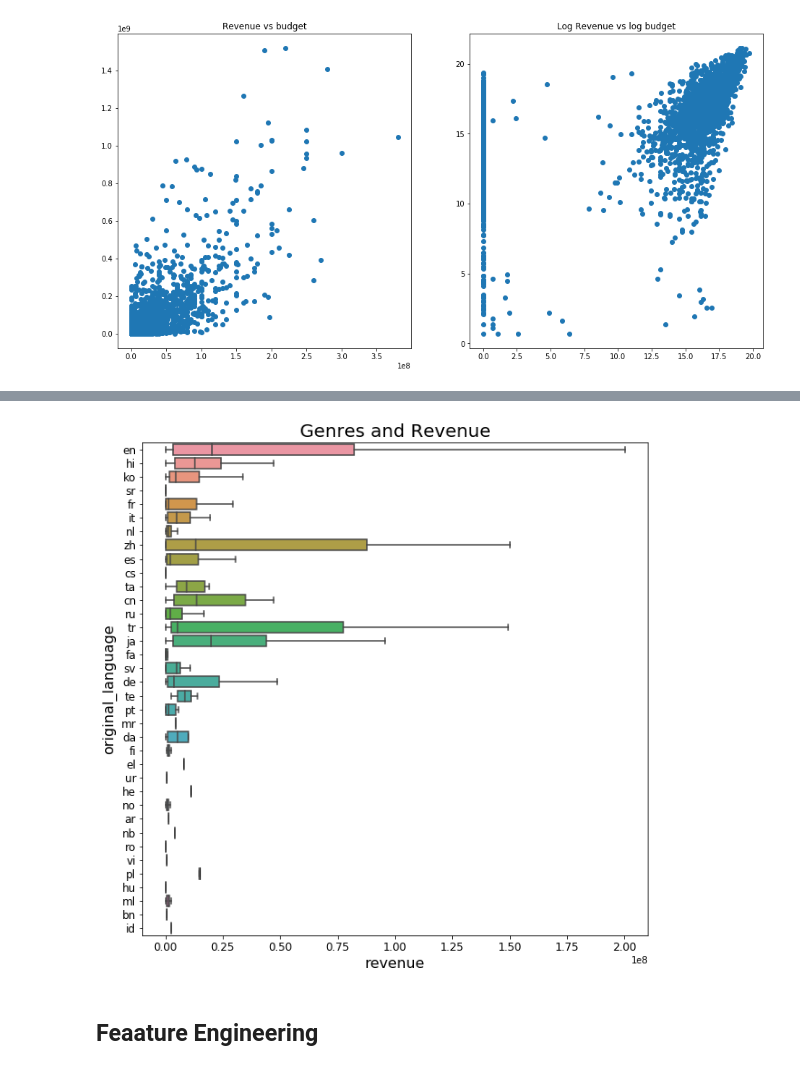
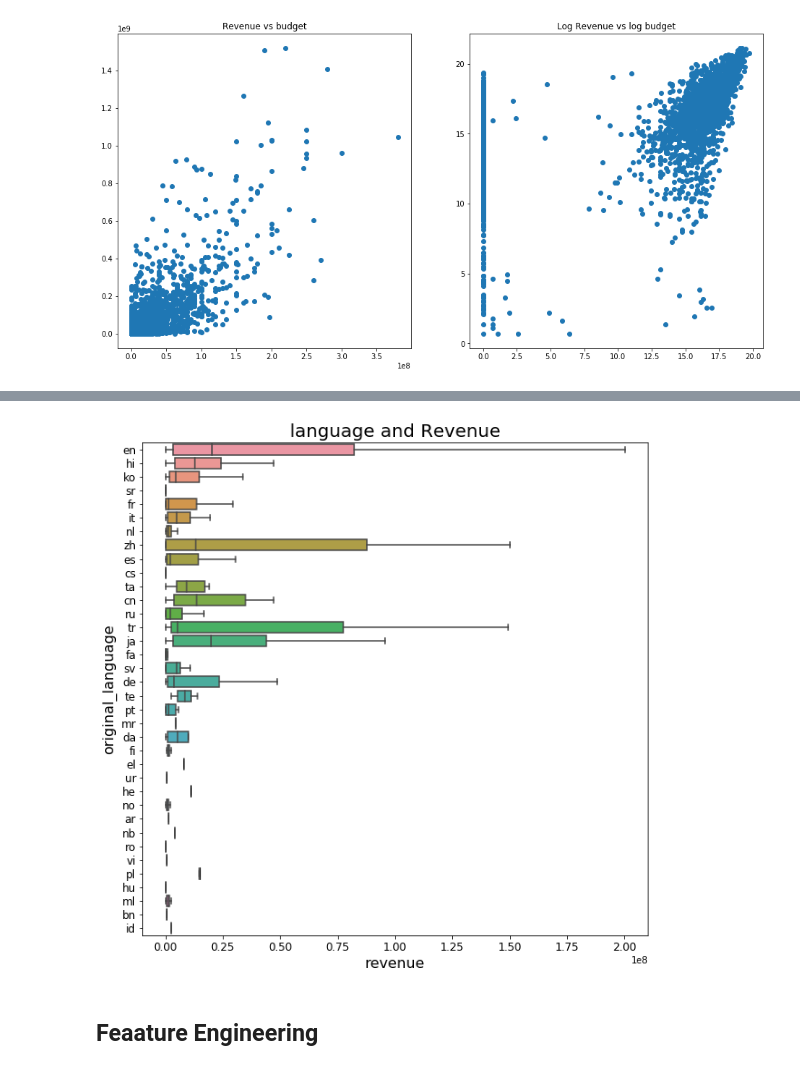
Before and after one commit to OracyC/TMDB-Box-Office-Prediction, a Jupyter notebook: TMDB_Box_Office_Prediction.ipynb, the cells around one changed output, grey strips where cells are left out. Saved outputs shown, nothing was run; the diff lists cells and outputs as text; code cells hidden in the pictures.

```diff
--- a/TMDB_Box_Office_Prediction.ipynb
+++ b/TMDB_Box_Office_Prediction.ipynb
@@ -127,13 +127,13 @@ plt.title('runtime vs popularity');
 # %%
 fig, ax = plt.subplots(figsize=(10, 10))
 ax.tick_params(axis='both', labelsize=12)
-plt.title('Genres and Revenue', fontsize=20)
+plt.title('language and Revenue', fontsize=20)
 plt.xlabel('revenue', fontsize=16)
 plt.ylabel('genre', fontsize=16)
 sns.boxplot(ax=ax, x=train['revenue'], y=train['original_language'],showfliers=False)
 plt.show()
 # %% [output]
-[figure, old version]
+[figure, new version]
 # %% [markdown]
 ## Feaature Engineering
 # %%
```
Also changed, not shown: parts of 21 cells of this notebook.
